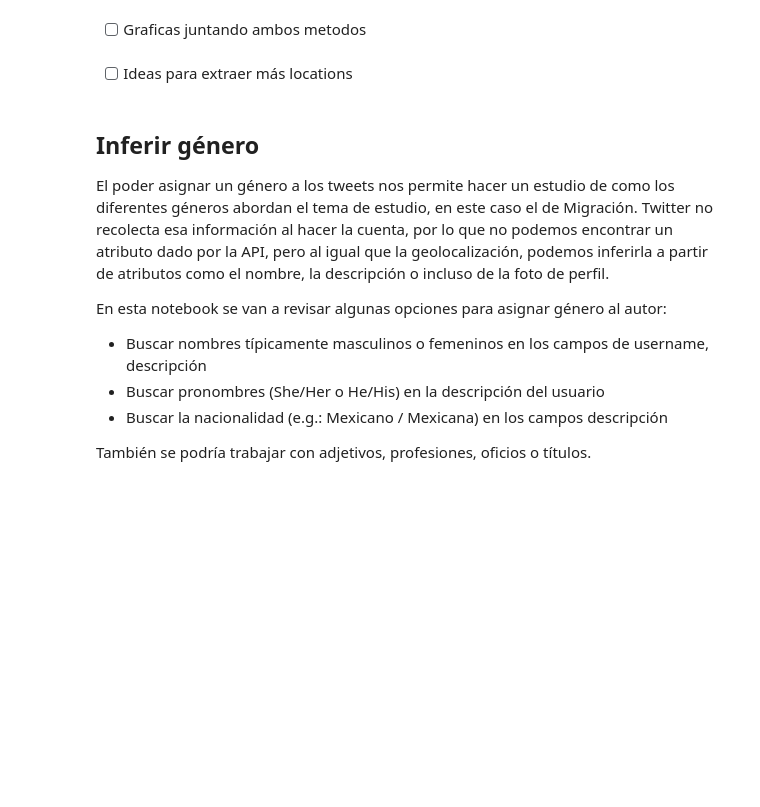
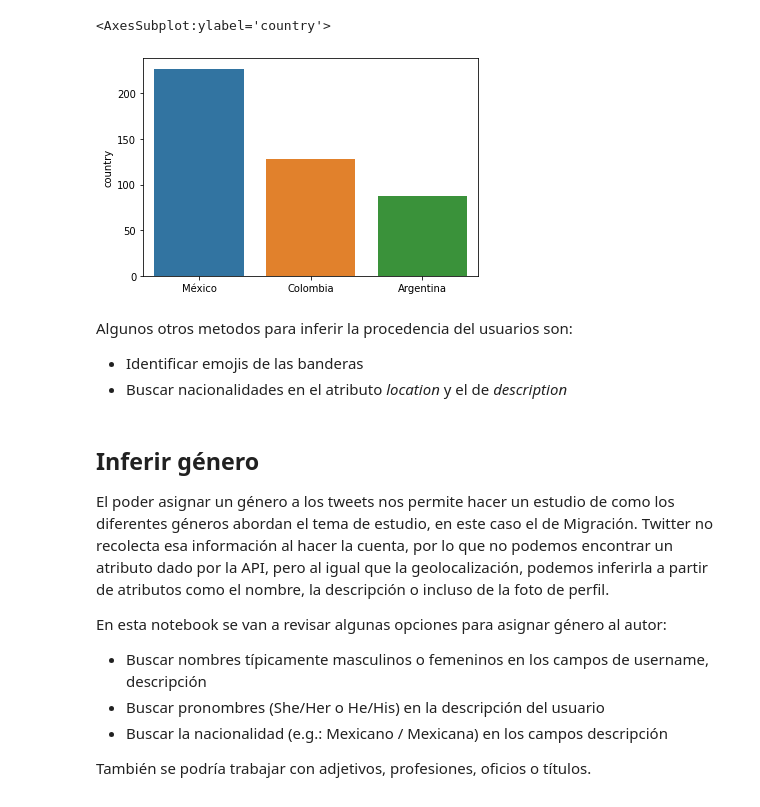
Before and after one commit to Entropia-AI/Workshop_2_Migracion, a Jupyter notebook: twitter/3_Variables_Demograficas.ipynb, the cells around one changed output. Saved outputs shown, nothing was run; the diff lists cells and outputs as text; code cells hidden in the pictures; blank space fills up the shorter version.

```diff
--- a/twitter/3_Variables_Demograficas.ipynb
+++ b/twitter/3_Variables_Demograficas.ipynb
@@ -191,7 +403,13 @@ df_norm['country'].value_counts()
-# %% [markdown]
-- [ ] Graficas juntando ambos metodos
-# %% [markdown]
-- [ ] Ideas para extraer más locations
+# %%
+seaborn.barplot(x=df_norm['country'].value_counts().index,
+                y=df_norm['country'].value_counts())
+# %% [output]
+<AxesSubplot:ylabel='country'>
+[figure, added]
+# %% [markdown]
+Algunos otros metodos para inferir la procedencia del usuarios son:
+- Identificar emojis de las banderas
+- Buscar nacionalidades en el atributo *location* y el de *description*
 # %% [markdown]
 ## Inferir género
 
```
Also changed, not shown: parts of 29 cells of this notebook, 1 other file.
